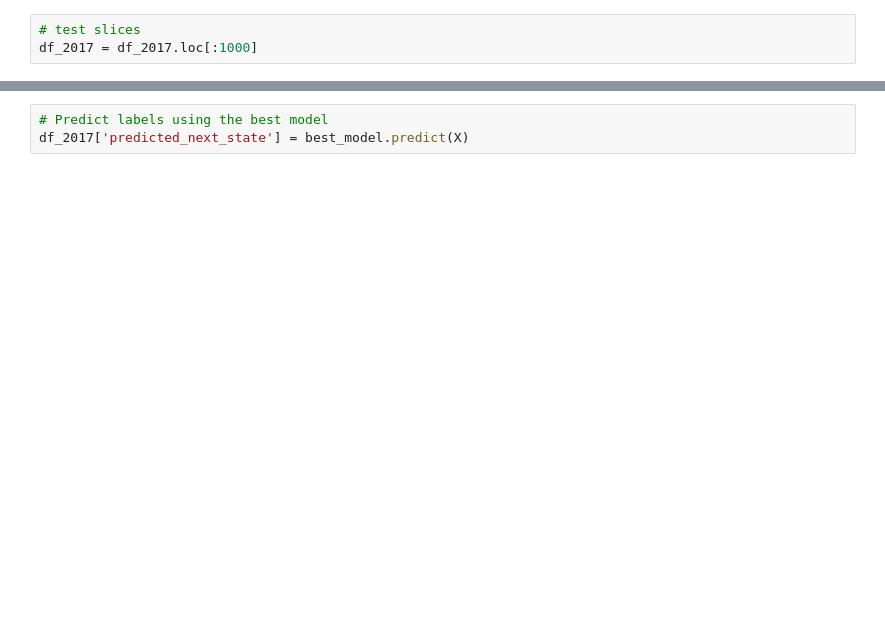
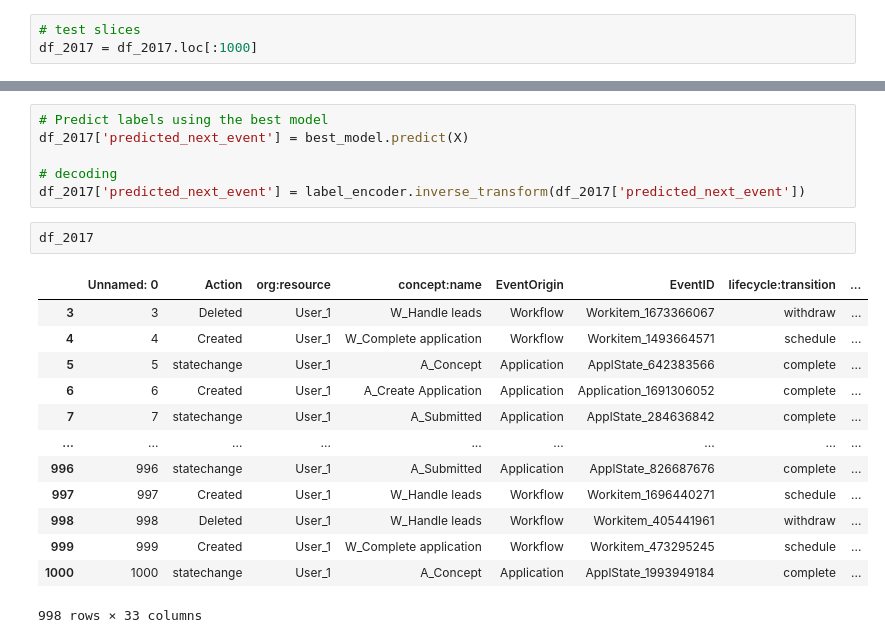
Before and after one commit to AlexRaudvee/Process_Mining_1, a Jupyter notebook: Sprint_2/RFC_train_test.ipynb, the cells around one changed output, grey strips where cells are left out. Saved outputs shown, nothing was run; the diff lists cells and outputs as text; blank space fills up the shorter version.

```diff
--- a/Sprint_2/RFC_train_test.ipynb
+++ b/Sprint_2/RFC_train_test.ipynb
@@ -116,3 +110,22 @@ Nested Cross-Validation Accuracy: 0.9526
 # %%
 # Predict labels using the best model
-df_2017['predicted_next_state'] = best_model.predict(X)
+df_2017['predicted_next_event'] = best_model.predict(X)
+
+# decoding
+df_2017['predicted_next_event'] = label_encoder.inverse_transform(df_2017['predicted_next_event'])
+# %%
+df_2017
+# %% [output]
+|  | Unnamed: 0 | Action | org:resource | concept:name | EventOrigin | EventID | lifecycle:transition | ... |
+| 3 | 3 | Deleted | User_1 | W_Handle leads | Workflow | Workitem_1673366067 | withdraw | ... |
+| 4 | 4 | Created | User_1 | W_Complete application | Workflow | Workitem_1493664571 | schedule | ... |
+| 5 | 5 | statechange | User_1 | A_Concept | Application | ApplState_642383566 | complete | ... |
+| 6 | 6 | Created | User_1 | A_Create Application | Application | Application_1691306052 | complete | ... |
+| 7 | 7 | statechange | User_1 | A_Submitted | Application | ApplState_284636842 | complete | ... |
+| ... | ... | ... | ... | ... | ... | ... | ... | ... |
+| 996 | 996 | statechange | User_1 | A_Submitted | Application | ApplState_826687676 | complete | ... |
+| 997 | 997 | Created | User_1 | W_Handle leads | Workflow | Workitem_1696440271 | schedule | ... |
+| 998 | 998 | Deleted | User_1 | W_Handle leads | Workflow | Workitem_405441961 | withdraw | ... |
+| 999 | 999 | Created | User_1 | W_Complete application | Workflow | Workitem_473295245 | schedule | ... |
+| 1000 | 1000 | statechange | User_1 | A_Concept | Application | ApplState_1993949184 | complete | ... |
+998 rows × 33 columns
```
Also changed, not shown: parts of 4 cells of this notebook.
